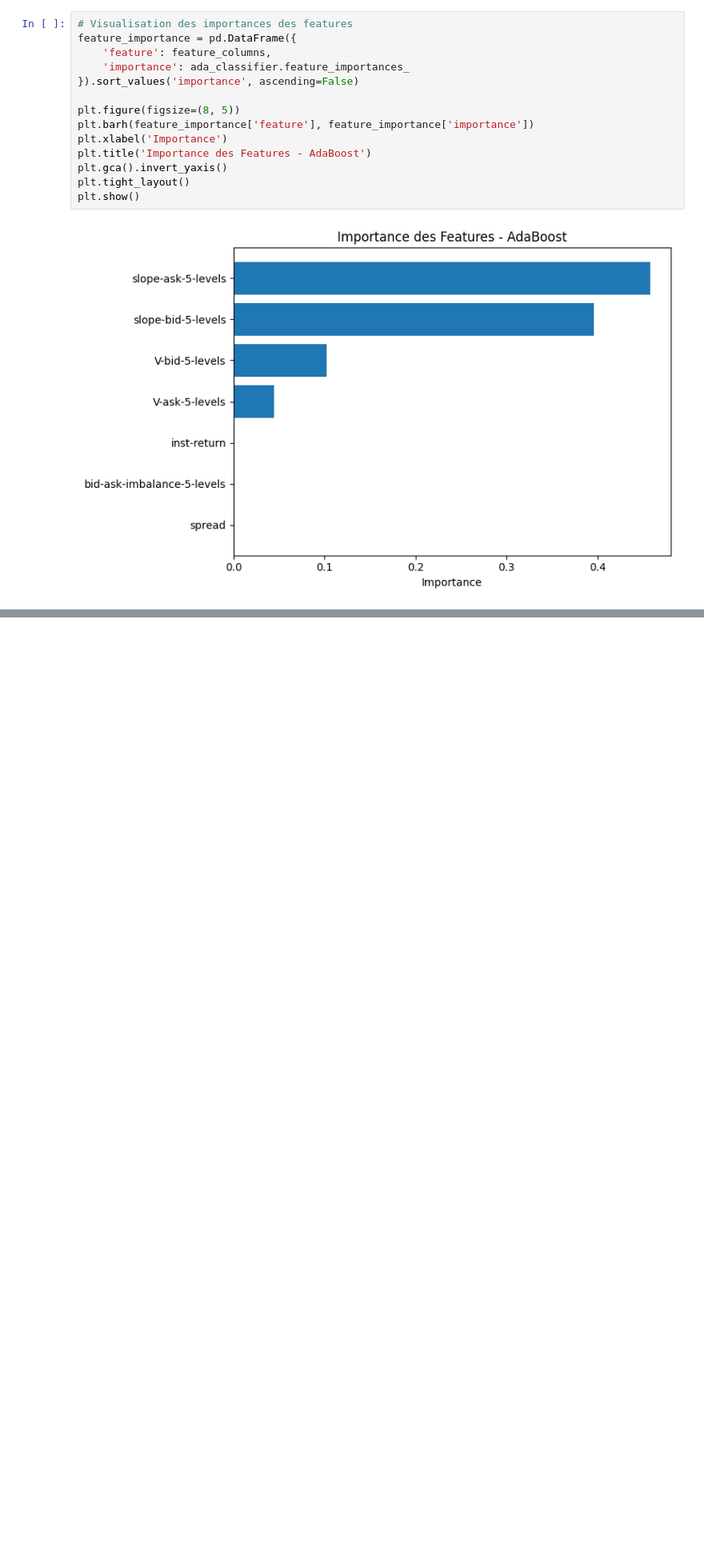
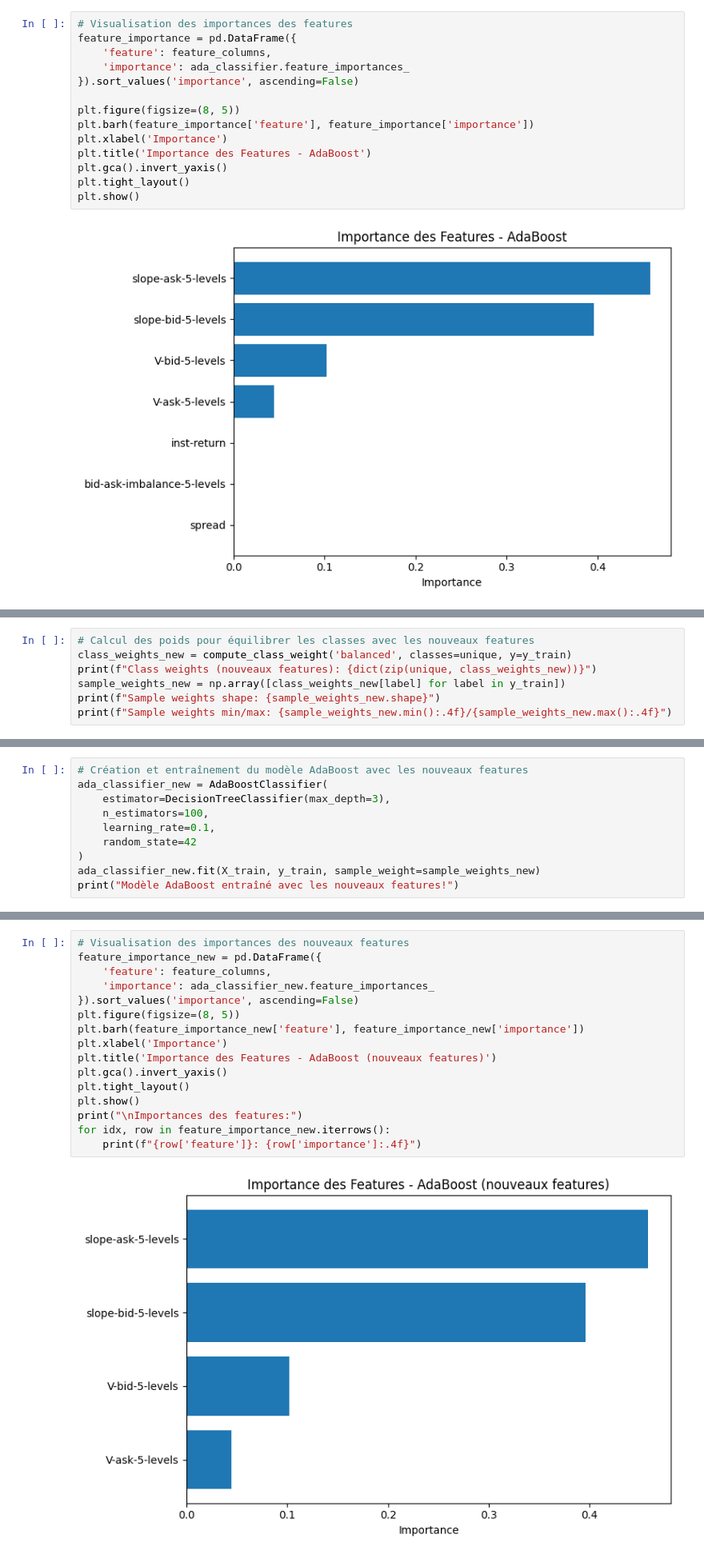
Before and after one commit to solalbaudoincs/ifcob, a Jupyter notebook: prediction_model/adaboost/adaboost_notebook_clean.ipynb, the cells around one changed output, grey strips where cells are left out. Shown at 80% size. Cells and saved outputs as stored; diff of their text form; blank space fills up the shorter version.

```diff
--- a/prediction_model/adaboost/adaboost_notebook_clean.ipynb
+++ b/prediction_model/adaboost/adaboost_notebook_clean.ipynb
@@ -269,0 +287,7 @@ plt.show()
+# %%
+# Calcul des poids pour équilibrer les classes avec les nouveaux features
+class_weights_new = compute_class_weight('balanced', classes=unique, y=y_train)
+print(f"Class weights (nouveaux features): {dict(zip(unique, class_weights_new))}")
+sample_weights_new = np.array([class_weights_new[label] for label in y_train])
+print(f"Sample weights shape: {sample_weights_new.shape}")
+print(f"Sample weights min/max: {sample_weights_new.min():.4f}/{sample_weights_new.max():.4f}")
@@ -269,0 +300,10 @@ plt.show()
+# %%
+# Création et entraînement du modèle AdaBoost avec les nouveaux features
+ada_classifier_new = AdaBoostClassifier(
+    estimator=DecisionTreeClassifier(max_depth=3),
+    n_estimators=100,
+    learning_rate=0.1,
+    random_state=42
+)
+ada_classifier_new.fit(X_train, y_train, sample_weight=sample_weights_new)
+print("Modèle AdaBoost entraîné avec les nouveaux features!")
@@ -269,0 +344,18 @@ plt.show()
+# %%
+# Visualisation des importances des nouveaux features
+feature_importance_new = pd.DataFrame({
+    'feature': feature_columns,
+    'importance': ada_classifier_new.feature_importances_
+}).sort_values('importance', ascending=False)
+plt.figure(figsize=(8, 5))
+plt.barh(feature_importance_new['feature'], feature_importance_new['importance'])
+plt.xlabel('Importance')
+plt.title('Importance des Features - AdaBoost (nouveaux features)')
+plt.gca().invert_yaxis()
+plt.tight_layout()
+plt.show()
+print("\nImportances des features:")
+for idx, row in feature_importance_new.iterrows():
+    print(f"{row['feature']}: {row['importance']:.4f}")
+# %% [output]
+[figure, added]
```
Also changed, not shown: parts of 12 cells of this notebook, 1 other file.
